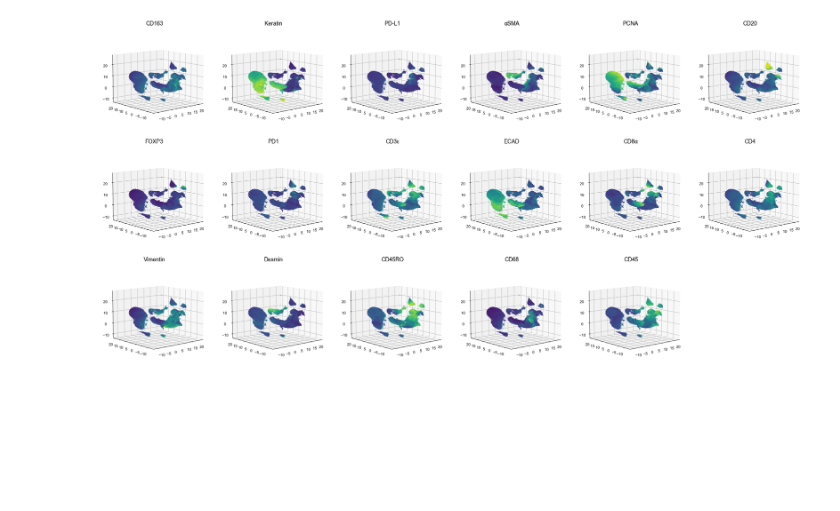
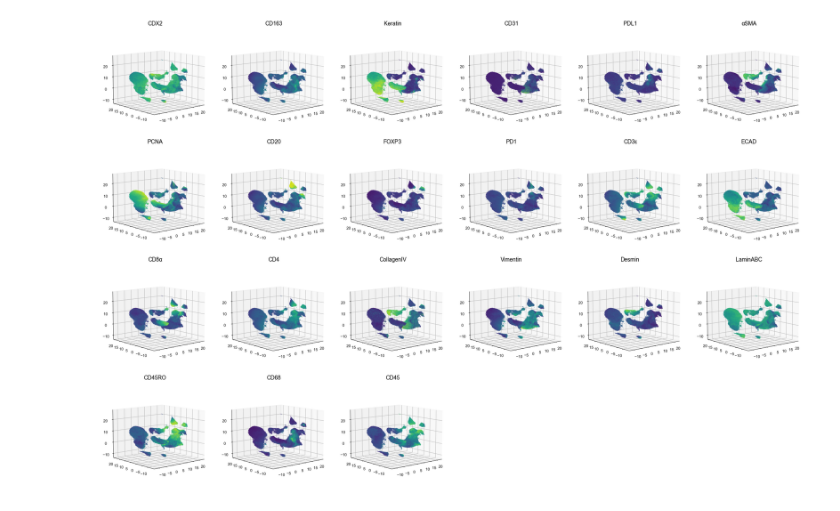
Before and after one commit to labsyspharm/vae-paper, a Jupyter notebook: src/3d_umap_channels.ipynb, the cells around one changed output. Drawn from its saved outputs; the diff is of its cells as text; code cells hidden in the pictures; blank space fills up the shorter version.

```diff
--- a/src/3d_umap_channels.ipynb
+++ b/src/3d_umap_channels.ipynb
@@ -15,17 +15,16 @@ from numpy import asarray
 
 # This is the HDBSCAN clustering, just using for channel intensity values though
 df = pd.read_parquet(
-    '/Volumes/T7 Shield/cylinter_input/clean_quant/output_3d_v2/'
-    'checkpoints/clustering.parquet'
+    os.path.join(os.getcwd(), 'input/CRC-097_clean_cylinter_clustering_3d_hdbscan.parquet')
 )
 
-markers = pd.read_csv('/Volumes/T7 Shield/cylinter_input/clean_quant/markers.csv')
+markers = pd.read_csv(os.path.join(os.getcwd(), 'input/CRC-097_mcmicro_markers.csv'))
 
 dna1 = markers['marker_name'][markers['channel_number'] == 1][0]
 dna_moniker = str(re.search(r'[^\W\d]+', dna1).group())
 
 cylinter_config_path = '/Volumes/T7 Shield/cylinter_input/clean_quant/config.yml'
-with open(cylinter_config_path) as f:
+with open(os.path.join(os.getcwd(), 'input/CRC-97_cylinter_config.yml')) as f:
     config = yaml.safe_load(f)
 markers_to_exclude = config['channelExclusionsClustering']
 
@@ -69,39 +82,38 @@ df_melt = (
 df_melt['abx'] = [i.split('_nucleiRingMask')[0] for i in df_melt['abx']]
 
 ch_dict = {
-    'CD4_488': 'CD4', 'FOXP3_570': 'FOXP3', 'CD8a_660': 'CD8\u03B1',
-    'Desmin_555': 'Desmin', 'anti_CD45RO': 'CD45RO', 'CD45_PE': 'CD45',
-    'anti_CD3': 'CD3\u03B5', 'PD1_647': 'PD1', 'CD20_488': 'CD20',
-    'Keratin_570': 'Keratin', 'Ecad_488': 'ECAD', 'PDL1_647': 'PD-L1',
-    'CD68_555': 'CD68', 'CD163_488': 'CD163', 'PCNA_488': 'PCNA',
-    'Vimentin_555': 'Vimentin', 'aSMA_660': '\u03B1SMA'
+    'anti_CD3': 'CD3\u03B5', 'anti_CD45RO': 'CD45RO', 'Keratin_570': 'Keratin', 'aSMA_660': '\u03B1SMA',
+    'CD4_488': 'CD4', 'CD45_PE': 'CD45', 'PD1_647': 'PD1', 'CD20_488': 'CD20', 'CD68_555': 'CD68',
+    'CD8a_660': 'CD8\u03B1', 'CD163_488': 'CD163', 'FOXP3_570': 'FOXP3', 'PDL1_647': 'PDL1',
+    'Ecad_488': 'ECAD', 'Vimentin_555': 'Vimentin', 'CDX2_647': 'CDX2', 'LaminABC_488': 'LaminABC',
+    'Desmin_555': 'Desmin', 'CD31_647': 'CD31', 'PCNA_488': 'PCNA', 'CollagenIV_647': 'CollagenIV'
 }
 
 long_table = pd.DataFrame(columns=['channel', 'image'])
 for e, file in enumerate(os.listdir(out)):
     if not file.startswith(('.', 'combined.png')):
         channel_name = ch_dict[file.split('.png')[0]]
         img = Image.open(os.path.join(out, file))
         arr = asarray(img)
         long_table.loc[e, 'channel'] = channel_name
         long_table.loc[e, 'image'] = arr
 
 g = sns.FacetGrid(long_table, col='channel', col_wrap=6, sharex=False, sharey=False)
 
 g.map(
     lambda image, **kwargs: (plt.imshow(image.values[0]), plt.grid(False)), 'image'
 )
 
 for ax in g.axes.flatten():
     ax.axis('off')
 
 g.set_titles(col_template="{col_name}", fontweight='normal', size=10)
 g.fig.tight_layout()
 
 plt.savefig(
     os.path.join(out, 'combined.png'), bbox_inches='tight', dpi=800
 )
 plt.show()
 plt.close('all')
 # %% [output]
-[figure, old version]
+[figure, new version]
```
Also changed, not shown: parts of 1 cell of this notebook, 27 other files.
